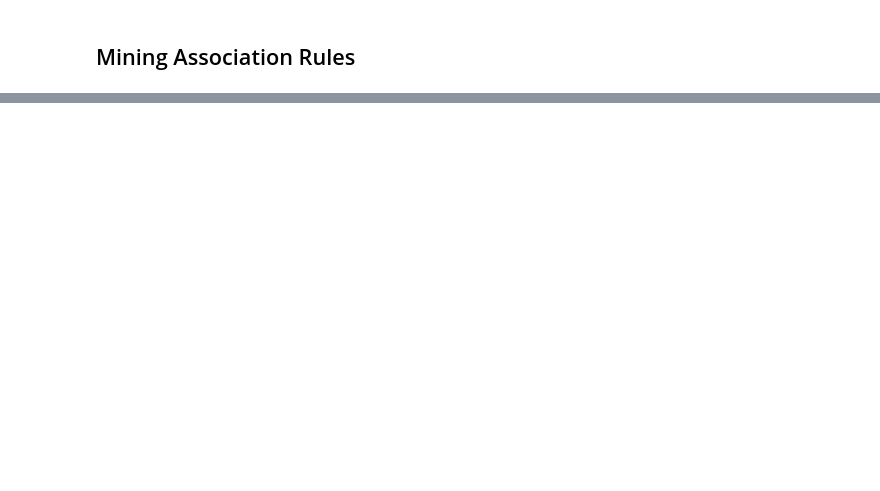
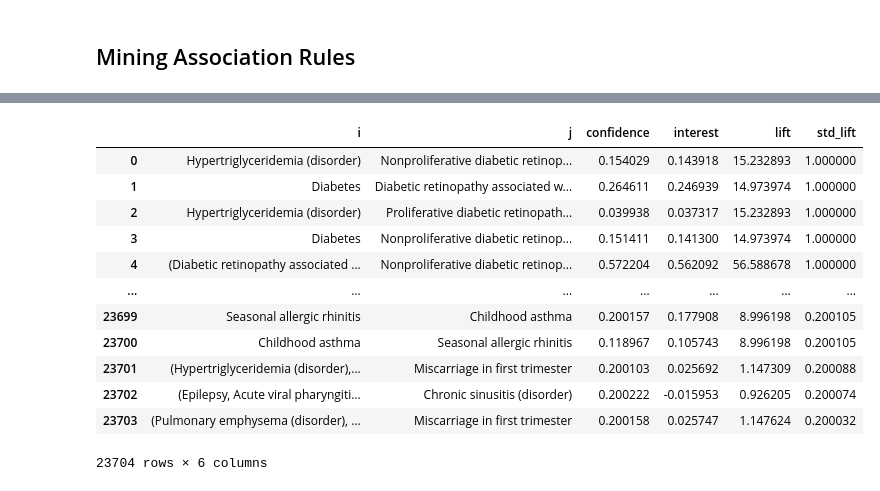
Before and after one commit to joaocarvalho19/Assign1-MDLE, a Jupyter notebook: ex1.ipynb, the cells around one changed output, grey strips where cells are left out. Drawn from its saved outputs; the diff is of its cells as text; code cells hidden in the pictures; blank space fills up the shorter version.

```diff
--- a/ex1.ipynb
+++ b/ex1.ipynb
@@ -253 +256,5 @@ frequent_baskets
+# %%
+# Auxiliar dataframe to easily map i and j to their respective supports
+supports = pd.DataFrame(data=all_supports, columns=['i','support'])
+#supports
 # %%
@@ -292,0 +264,48 @@ for triple in triples.collect():
+# %%
+rules = pd.merge(rules, supports, on=['i'], how='inner')
+rules.rename(columns={'support': 'support_i'}, inplace=True)
+supports.rename(columns={'i': 'j'}, inplace=True)
+
+rules = pd.merge(rules, supports, on=['j'], how='inner')
+rules.rename(columns={'support': 'support_j'}, inplace=True)
+rules.sort_values(by=['support_i_j'], inplace=True, ascending=False)
+#rules
+# %%
+rules['i'] = rules['i'].apply(lambda x: code_to_text(x))
+rules['j'] = rules['j'].apply(lambda x: code_to_text(x))
+# %%
+# Auxiliar columns containing the probabilities of i and j
+rules['prob_i'] = rules.support_i / total_baskets
+rules['prob_j'] = rules.support_j / total_baskets
+# Confidence
+rules['confidence'] = rules.support_i_j / rules.support_i
+# Interest
+rules['interest'] = rules.confidence - rules.prob_j
+# Lift
+rules['lift'] = rules.confidence / rules.prob_j
+# Auxiliar calculation to simplify the std_lift expression
+rules['aux_calc'] = np.maximum(rules.prob_i + rules.prob_j - 1, 1 / total_baskets) / (rules.prob_i * rules.prob_j)
+# Standard Lift
+rules['std_lift'] = (rules.lift - rules.aux_calc) / ((1 / np.maximum(rules.prob_i, rules.prob_j)) - rules.aux_calc)
+
+#rules
+# %%
+rules.drop(columns=['support_i', 'support_j', 'support_i_j', 'prob_i', 'prob_j', 'aux_calc'], inplace=True)
+rules.sort_values(by=['std_lift'], ascending=False, inplace=True)
+rules.reset_index(inplace=True, drop=True)
+rules = rules.loc[rules.std_lift > 0.2]
+rules
+# %% [output]
+|  | i | j | confidence | interest | lift | std_lift |
+| 0 | Hypertriglyceridemia (disorder) | Nonproliferative diabetic retinop... | 0.154029 | 0.143918 | 15.232893 | 1.000000 |
+| 1 | Diabetes | Diabetic retinopathy associated w... | 0.264611 | 0.246939 | 14.973974 | 1.000000 |
+| 2 | Hypertriglyceridemia (disorder) | Proliferative diabetic retinopath... | 0.039938 | 0.037317 | 15.232893 | 1.000000 |
+| 3 | Diabetes | Nonproliferative diabetic retinop... | 0.151411 | 0.141300 | 14.973974 | 1.000000 |
+| 4 | (Diabetic retinopathy associated ... | Nonproliferative diabetic retinop... | 0.572204 | 0.562092 | 56.588678 | 1.000000 |
+| ... | ... | ... | ... | ... | ... | ... |
+| 23699 | Seasonal allergic rhinitis | Childhood asthma | 0.200157 | 0.177908 | 8.996198 | 0.200105 |
+| 23700 | Childhood asthma | Seasonal allergic rhinitis | 0.118967 | 0.105743 | 8.996198 | 0.200105 |
+| 23701 | (Hypertriglyceridemia (disorder),... | Miscarriage in first trimester | 0.200103 | 0.025692 | 1.147309 | 0.200088 |
+| 23702 | (Epilepsy, Acute viral pharyngiti... | Chronic sinusitis (disorder) | 0.200222 | -0.015953 | 0.926205 | 0.200074 |
+| 23703 | (Pulmonary emphysema (disorder), ... | Miscarriage in first trimester | 0.200158 | 0.025747 | 1.147624 | 0.200032 |
+23704 rows × 6 columns
```
Also changed, not shown: parts of 22 cells of this notebook.
